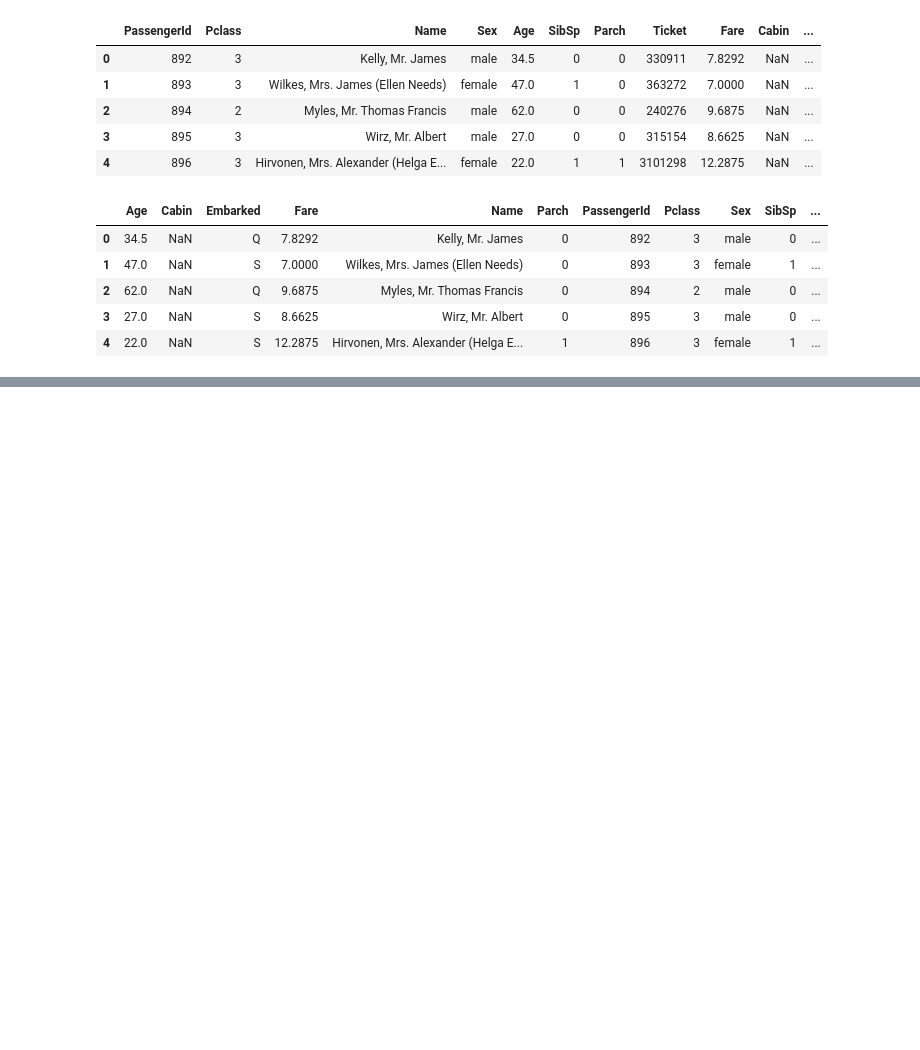
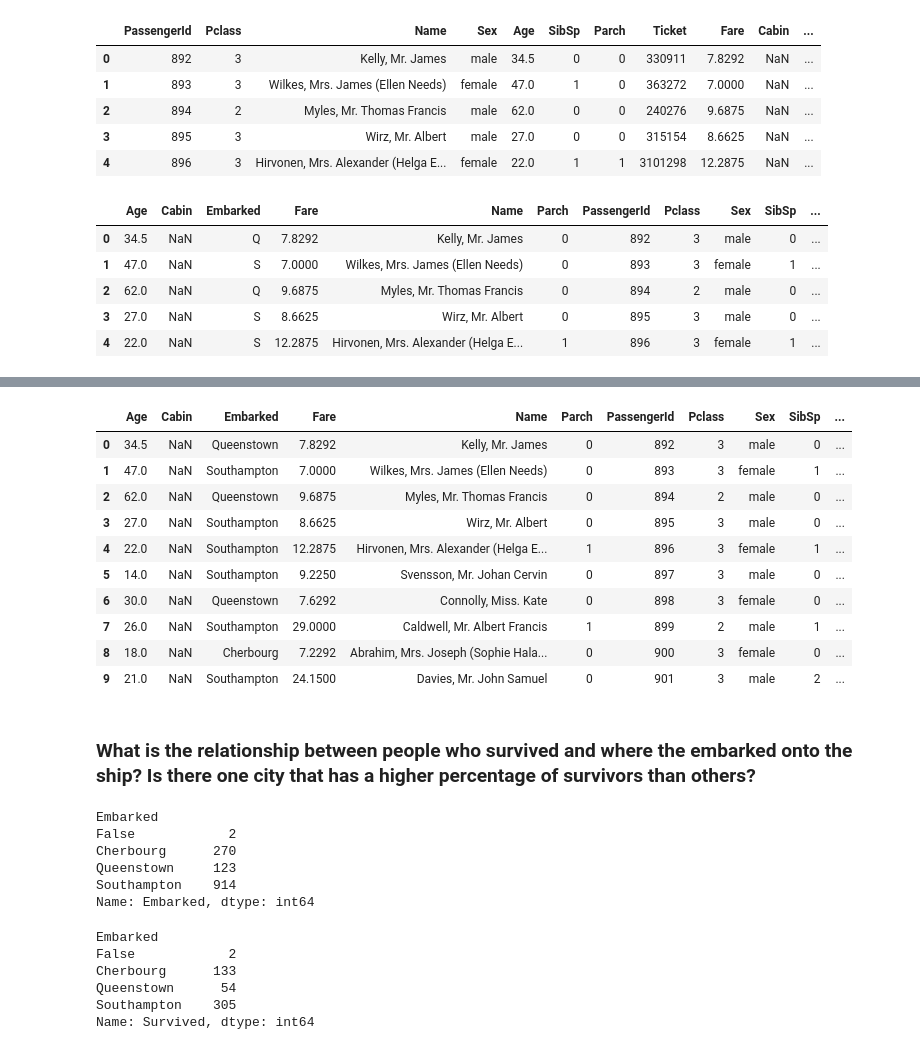
Before and after one commit to grantaguinaldo/kaggle-titanic, a Jupyter notebook: Titanic Analysis .ipynb, the cells around one changed output, grey strips where cells are left out. Drawn from its saved outputs; the diff is of its cells as text; code cells hidden in the pictures; blank space fills up the shorter version.

```diff
--- a/Titanic Analysis .ipynb
+++ b/Titanic Analysis .ipynb
@@ -43,0 +180,7 @@ df_combined.head()
+# %%
+bins = [0, 7.89, 14.45, 31.27, 512.32]
+group_names = ['Low', 'Below Average', 'Above Average', 'High']
+# %%
+categories = pd.cut(df['Fare'], bins, labels=group_names)
+df['FareCategories'] = pd.cut(df['Fare'], bins, labels=group_names)
+df.head()
@@ -43,0 +206,39 @@ df_combined.head()
+# %%
+bins = [0.17, 22.00, 29.88, 35.00, 80.00]
+group_names = ['Low', 'Below Average', 'Above Average', 'High']
+# %%
+df['AgeCategories'] = pd.cut(df['Age'], bins, labels=group_names)
+# %%
+df.head(10)
+# %% [output]
+|  | Age | Cabin | Embarked | Fare | Name | Parch | PassengerId | Pclass | Sex | SibSp | ... |
+| 0 | 34.5 | NaN | Queenstown | 7.8292 | Kelly, Mr. James | 0 | 892 | 3 | male | 0 | ... |
+| 1 | 47.0 | NaN | Southampton | 7.0000 | Wilkes, Mrs. James (Ellen Needs) | 0 | 893 | 3 | female | 1 | ... |
+| 2 | 62.0 | NaN | Queenstown | 9.6875 | Myles, Mr. Thomas Francis | 0 | 894 | 2 | male | 0 | ... |
+| 3 | 27.0 | NaN | Southampton | 8.6625 | Wirz, Mr. Albert | 0 | 895 | 3 | male | 0 | ... |
+| 4 | 22.0 | NaN | Southampton | 12.2875 | Hirvonen, Mrs. Alexander (Helga E... | 1 | 896 | 3 | female | 1 | ... |
+| 5 | 14.0 | NaN | Southampton | 9.2250 | Svensson, Mr. Johan Cervin | 0 | 897 | 3 | male | 0 | ... |
+| 6 | 30.0 | NaN | Queenstown | 7.6292 | Connolly, Miss. Kate | 0 | 898 | 3 | female | 0 | ... |
+| 7 | 26.0 | NaN | Southampton | 29.0000 | Caldwell, Mr. Albert Francis | 1 | 899 | 2 | male | 1 | ... |
+| 8 | 18.0 | NaN | Cherbourg | 7.2292 | Abrahim, Mrs. Joseph (Sophie Hala... | 0 | 900 | 3 | female | 0 | ... |
+| 9 | 21.0 | NaN | Southampton | 24.1500 | Davies, Mr. John Samuel | 0 | 901 | 3 | male | 2 | ... |
+# %% [markdown]
+### What is the relationship between people who survived and where the embarked onto the ship? Is there one city that has a higher percentage of survivors than others?
+# %%
+df['Embarked'].groupby(df['Embarked']).count()
+# %% [output]
+Embarked
+False            2
+Cherbourg      270
+Queenstown     123
+Southampton    914
+Name: Embarked, dtype: int64
+# %%
+df['Survived'].groupby(df['Embarked']).sum()
+# %% [output]
+Embarked
+False            2
+Cherbourg      133
+Queenstown      54
+Southampton    305
+Name: Survived, dtype: int64
```
Also changed, not shown: parts of 43 cells of this notebook.
